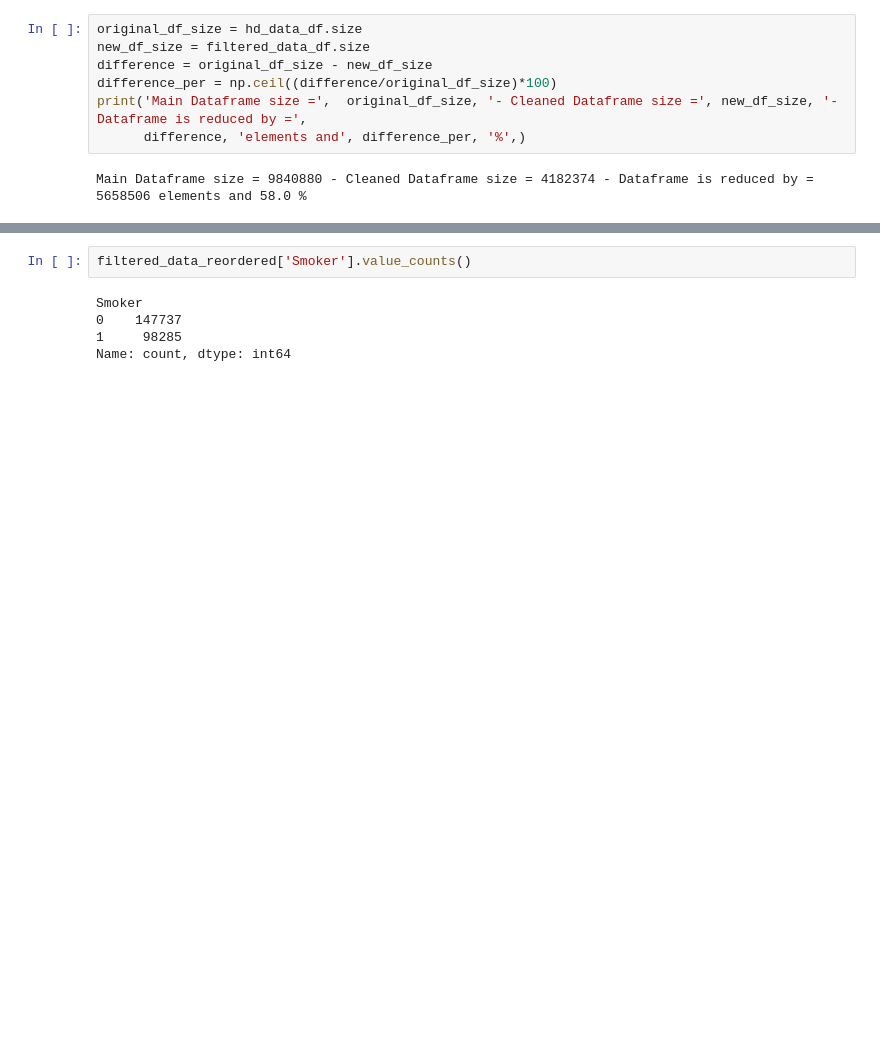
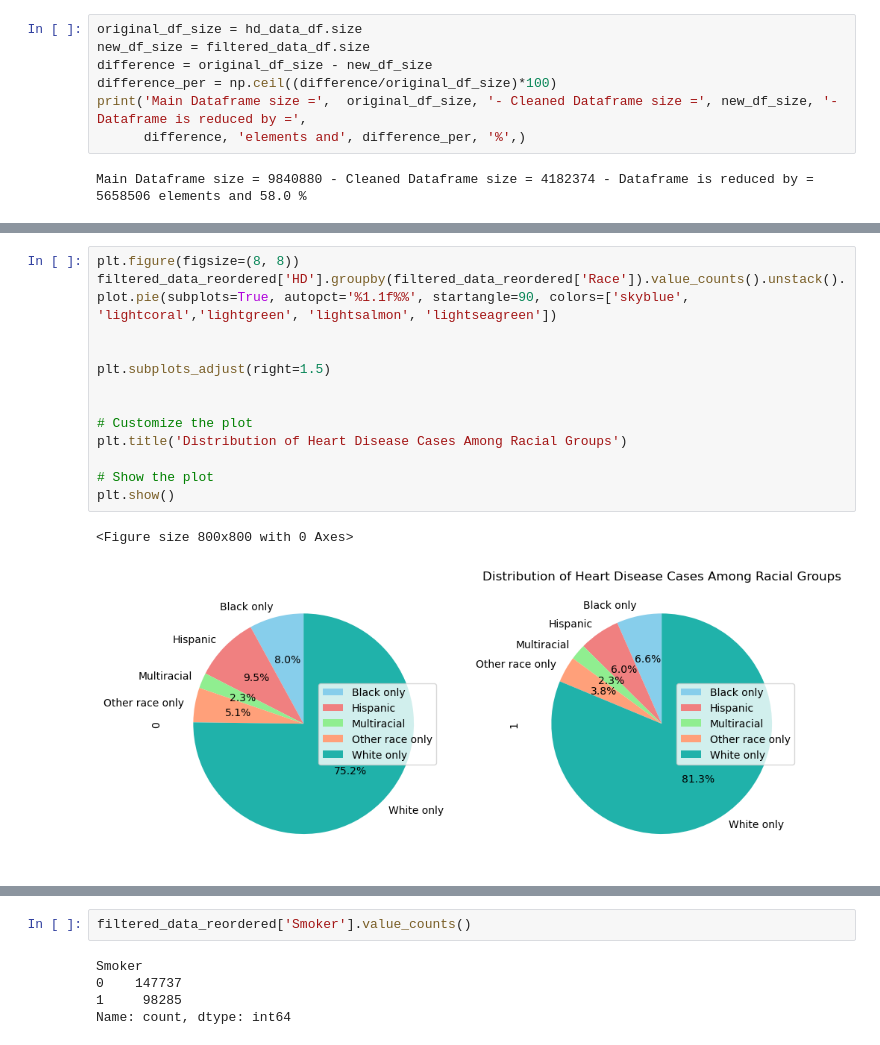
Before and after one commit to hotredcar/Project-1-Group-4, a Jupyter notebook: main-ali.ipynb, the cells around one changed output, grey strips where cells are left out. Cells and saved outputs as stored; diff of their text form; blank space fills up the shorter version.

```diff
--- a/main-ali.ipynb
+++ b/main-ali.ipynb
@@ -209,0 +236,16 @@ dtype: int64
+# %%
+plt.figure(figsize=(8, 8))
+filtered_data_reordered['HD'].groupby(filtered_data_reordered['Race']).value_counts().unstack().plot.pie(subplots=True, autopct='%1.1f%%', startangle=90, colors=['skyblue', 'lightcoral','lightgreen', 'lightsalmon', 'lightseagreen'])
+
+
+plt.subplots_adjust(right=1.5)
+
+
+# Customize the plot
+plt.title('Distribution of Heart Disease Cases Among Racial Groups')
+
+# Show the plot
+plt.show()
+# %% [output]
+<Figure size 800x800 with 0 Axes>
+[figure, added]
```
Also changed, not shown: parts of 55 cells of this notebook, 2 other files.
